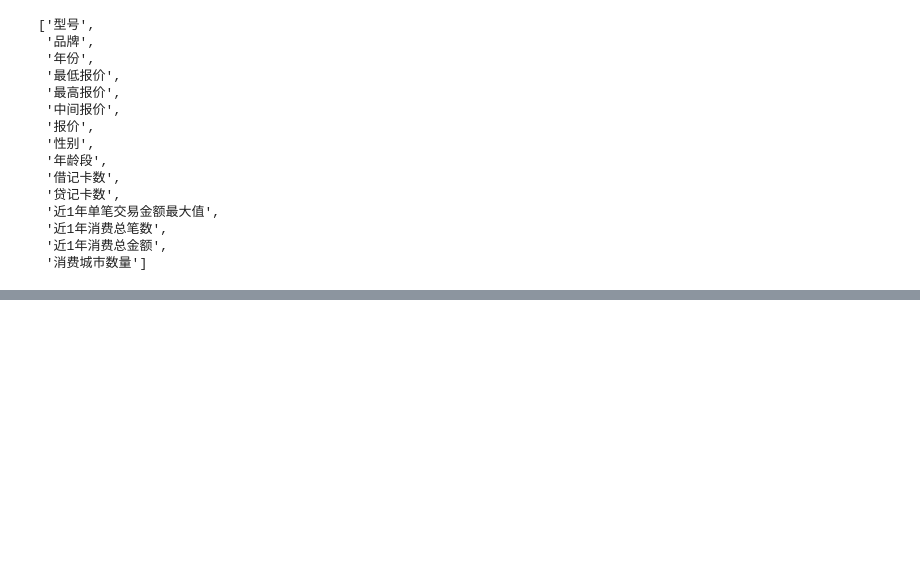
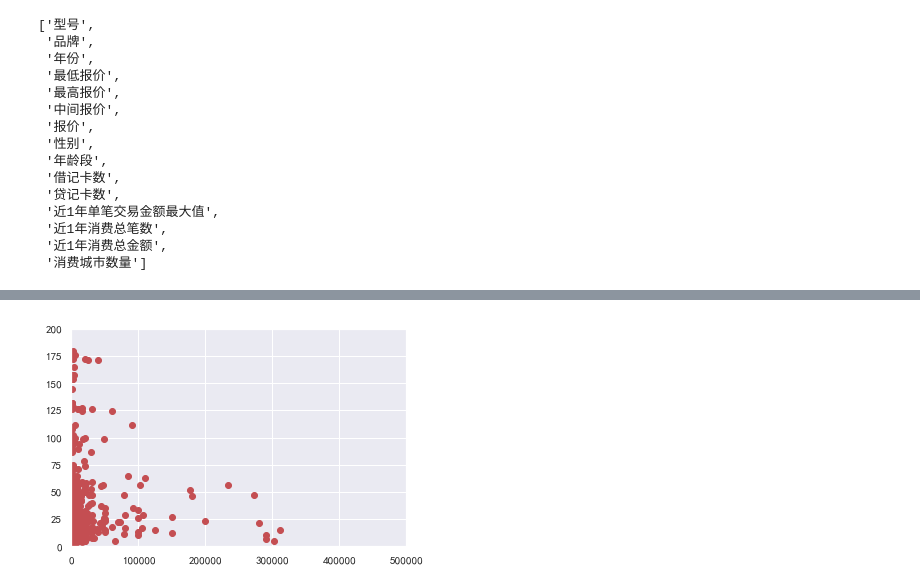
Before and after one commit to 314-studio/Car-Recommendation, a Jupyter notebook: DataCleaning.ipynb, the cells around one changed output, grey strips where cells are left out. Cells and saved outputs as stored; diff of their text form; code cells hidden in the pictures; blank space fills up the shorter version.

```diff
--- a/DataCleaning.ipynb
+++ b/DataCleaning.ipynb
@@ -87,0 +99,5 @@ ax = sns.scatterplot(x = column_names[-3], y = y_column_name, hue=column_names[-
+# %%
+pcent = raw_data.iloc[:, 67]
+pcent = pcent.drop(pcent[pcent == 100.].index)
+new_expances_data = pd.merge(expances_data, pcent.to_frame(name='TOP1行业消费占比'), on='userid')
+new_expances_data.dropna(how='any')
@@ -87,0 +124,9 @@ ax = sns.scatterplot(x = column_names[-3], y = y_column_name, hue=column_names[-
+# %%
+y = new_expances_data.iloc[:, 5].values
+X = new_expances_data.iloc[:, -5].values
+
+plt.plot(X, y, 'ro')
+plt.axis([0, 500000, 0, 200])
+plt.show()
+# %% [output]
+[figure, added]
```
Also changed, not shown: parts of 3 cells of this notebook.
